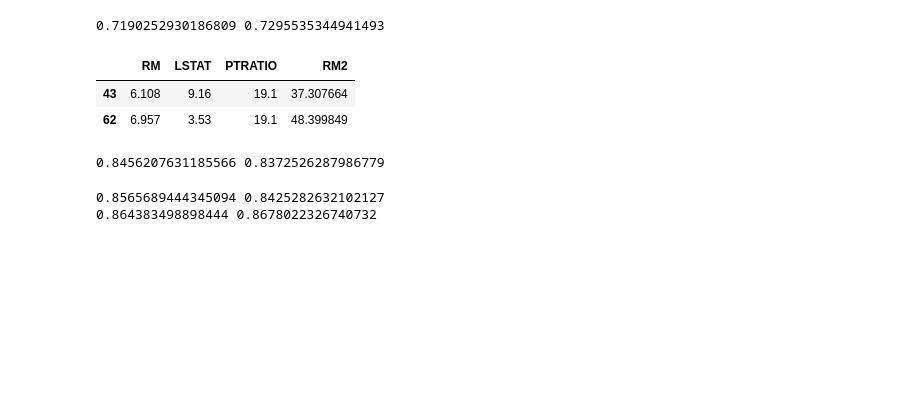
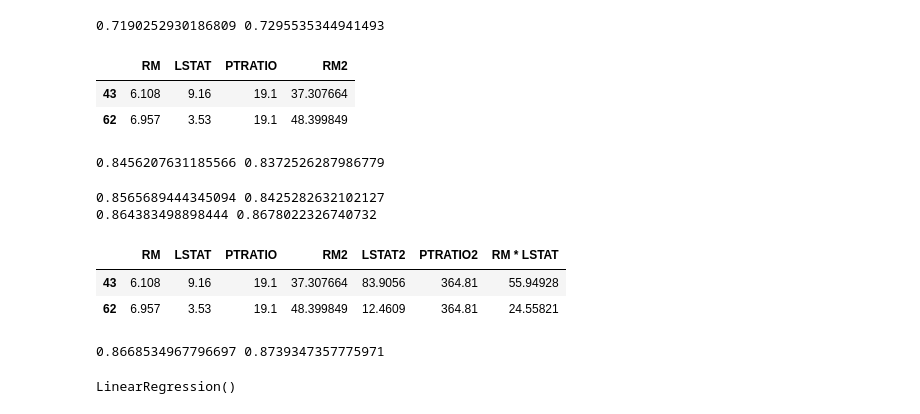
Before and after one commit to yamaguchinorimitsu/ajax_app, a Jupyter notebook: スッキリ機械第８章.ipynb, the cells around one changed output. Cells and saved outputs as stored; diff of their text form; code cells hidden in the pictures; blank space fills up the shorter version.

```diff
--- a/スッキリ機械第８章.ipynb
+++ b/スッキリ機械第８章.ipynb
@@ -279,3 +279,29 @@ print(s1, s2)
 # %% [output]
 0.8565689444345094 0.8425282632102127
 0.864383498898444 0.8678022326740732
+# %%
+x['RM * LSTAT'] = x['RM'] * x['LSTAT']
+x.head(2)
+# %% [output]
+|  | RM | LSTAT | PTRATIO | RM2 | LSTAT2 | PTRATIO2 | RM * LSTAT |
+| 43 | 6.108 | 9.16 | 19.1 | 37.307664 | 83.9056 | 364.81 | 55.94928 |
+| 62 | 6.957 | 3.53 | 19.1 | 48.399849 | 12.4609 | 364.81 | 24.55821 |
+# %%
+s1, s2 = learn(x, t)
+print(s1, s2)
+# %% [output]
+0.8668534967796697 0.8739347357775971
+# %%
+# 訓練データと検証データを合わせて再学習させるので
+# 再度、標準化する
+sc_model_x2 = StandardScaler()
+sc_model_x2.fit(x)
+sc_x = sc_model_x2.transform(x)
+
+sc_model_y2 = StandardScaler()
+sc_model_y2.fit(t)
+sc_y = sc_model_y2.transform(t)
+model = LinearRegression()
+model.fit(sc_x, sc_y)
+# %% [output]
+LinearRegression()
```
Also changed, not shown: parts of 1 cell of this notebook.
